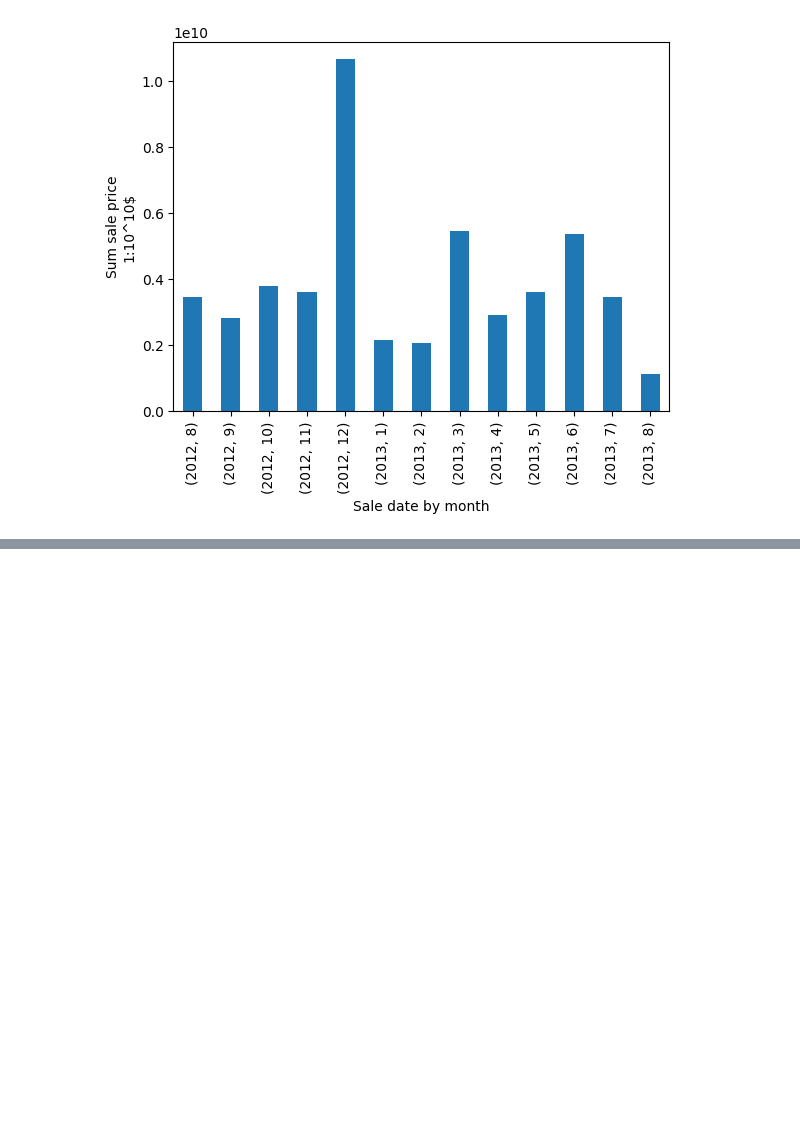
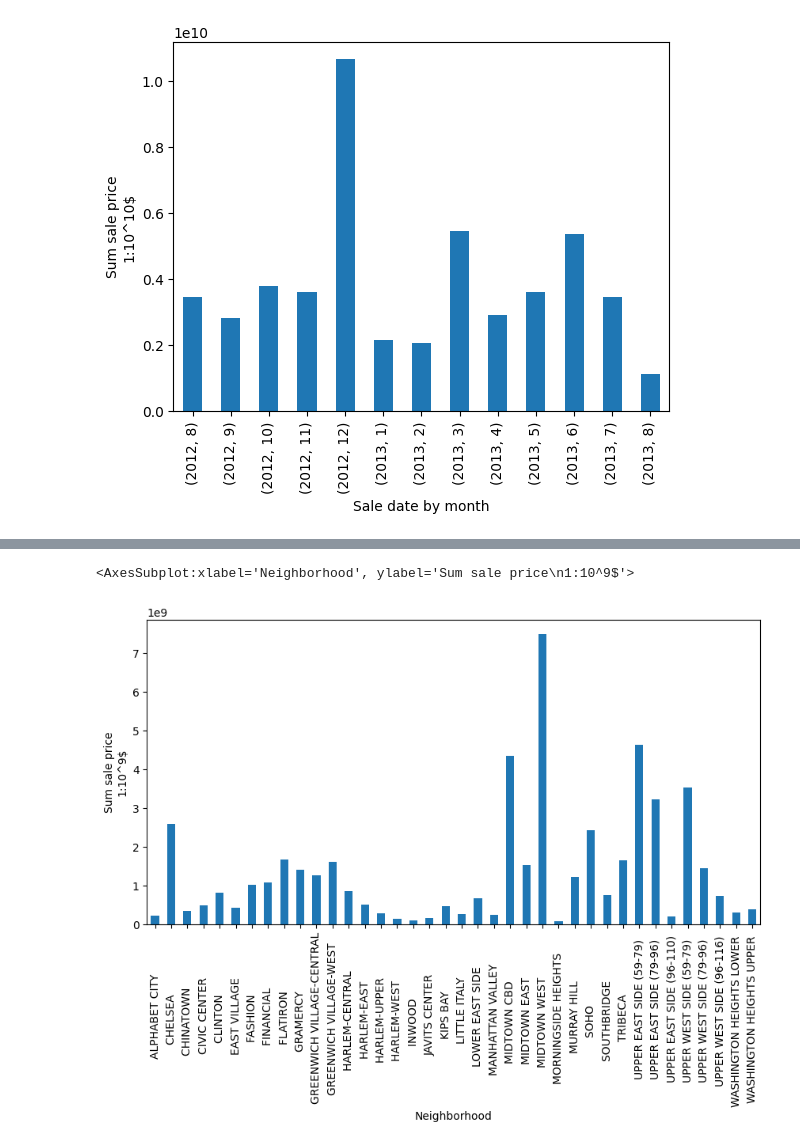
Before and after one commit to Nerdan0/DataScienceCourse, a Jupyter notebook: DS_lab_2/DS_lab_2.ipynb, the cells around one changed output, grey strips where cells are left out. Saved outputs shown, nothing was run; the diff lists cells and outputs as text; code cells hidden in the pictures; blank space fills up the shorter version.

```diff
--- a/DS_lab_2/DS_lab_2.ipynb
+++ b/DS_lab_2/DS_lab_2.ipynb
@@ -356,0 +361,6 @@ cleared_data.groupby([cleared_data["SALE DATE"].dt.year, cleared_data["SALE DATE
+# %%
+cleared_data.groupby(cleared_data["NEIGHBORHOOD"]).sum().plot(
+    kind="bar", y="SALE PRICE",legend="",xlabel="Neighborhood",ylabel="Sum sale price\n1:10^9$", figsize=(10,5))
+# %% [output]
+<AxesSubplot:xlabel='Neighborhood', ylabel='Sum sale price\n1:10^9$'>
+[figure, added]
```
Also changed, not shown: parts of 8 cells of this notebook, 1 other file.
